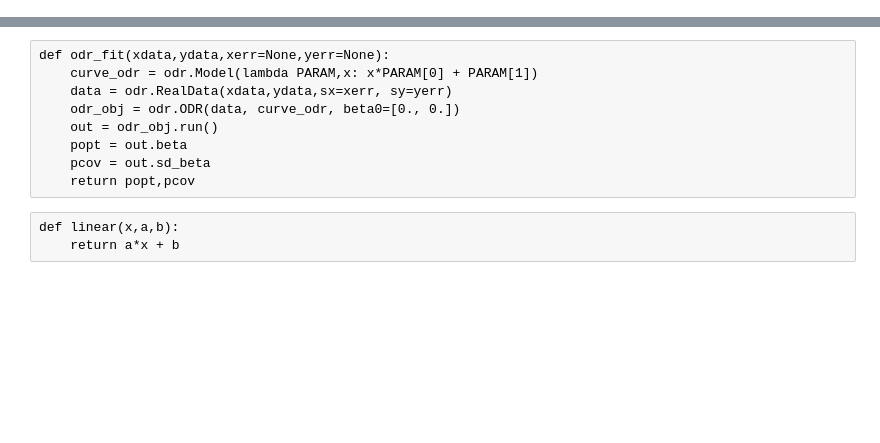
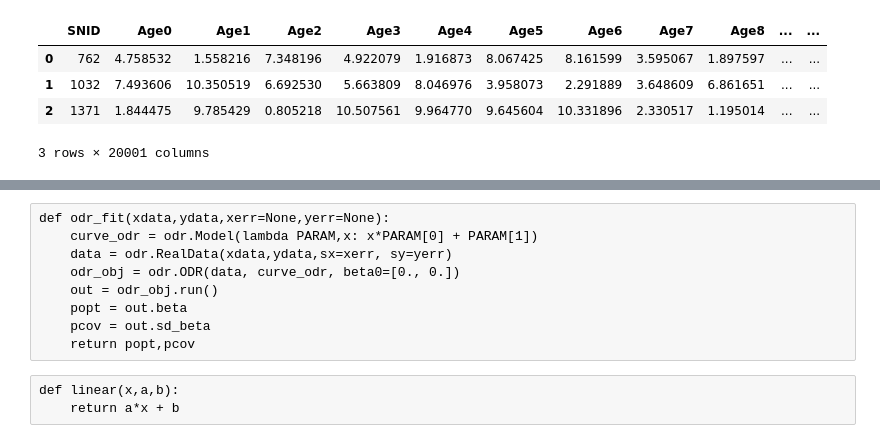
Before and after one commit to ketozhang/statistical-methods-on-sne-ia-luminosity-evolution, a Jupyter notebook: linmix.ipynb, the cells around one changed output, grey strips where cells are left out. Saved outputs shown, nothing was run; the diff lists cells and outputs as text; code cells hidden in the pictures; blank space fills up the shorter version.

```diff
--- a/linmix.ipynb
+++ b/linmix.ipynb
@@ -92,0 +46,9 @@ lm2.run_mcmc()#silent=True)
+# %%
+samples = pd.read_csv(filename)
+samples.head(3)
+# %% [output]
+|  | SNID | Age0 | Age1 | Age2 | Age3 | Age4 | Age5 | Age6 | Age7 | Age8 | ... | ... |
+| 0 | 762 | 4.758532 | 1.558216 | 7.348196 | 4.922079 | 1.916873 | 8.067425 | 8.161599 | 3.595067 | 1.897597 | ... | ... |
+| 1 | 1032 | 7.493606 | 10.350519 | 6.692530 | 5.663809 | 8.046976 | 3.958073 | 2.291889 | 3.648609 | 6.861651 | ... | ... |
+| 2 | 1371 | 1.844475 | 9.785429 | 0.805218 | 10.507561 | 9.964770 | 9.645604 | 10.331896 | 2.330517 | 1.195014 | ... | ... |
+3 rows × 20001 columns
```
Also changed, not shown: parts of 27 cells of this notebook, 1 other file.
